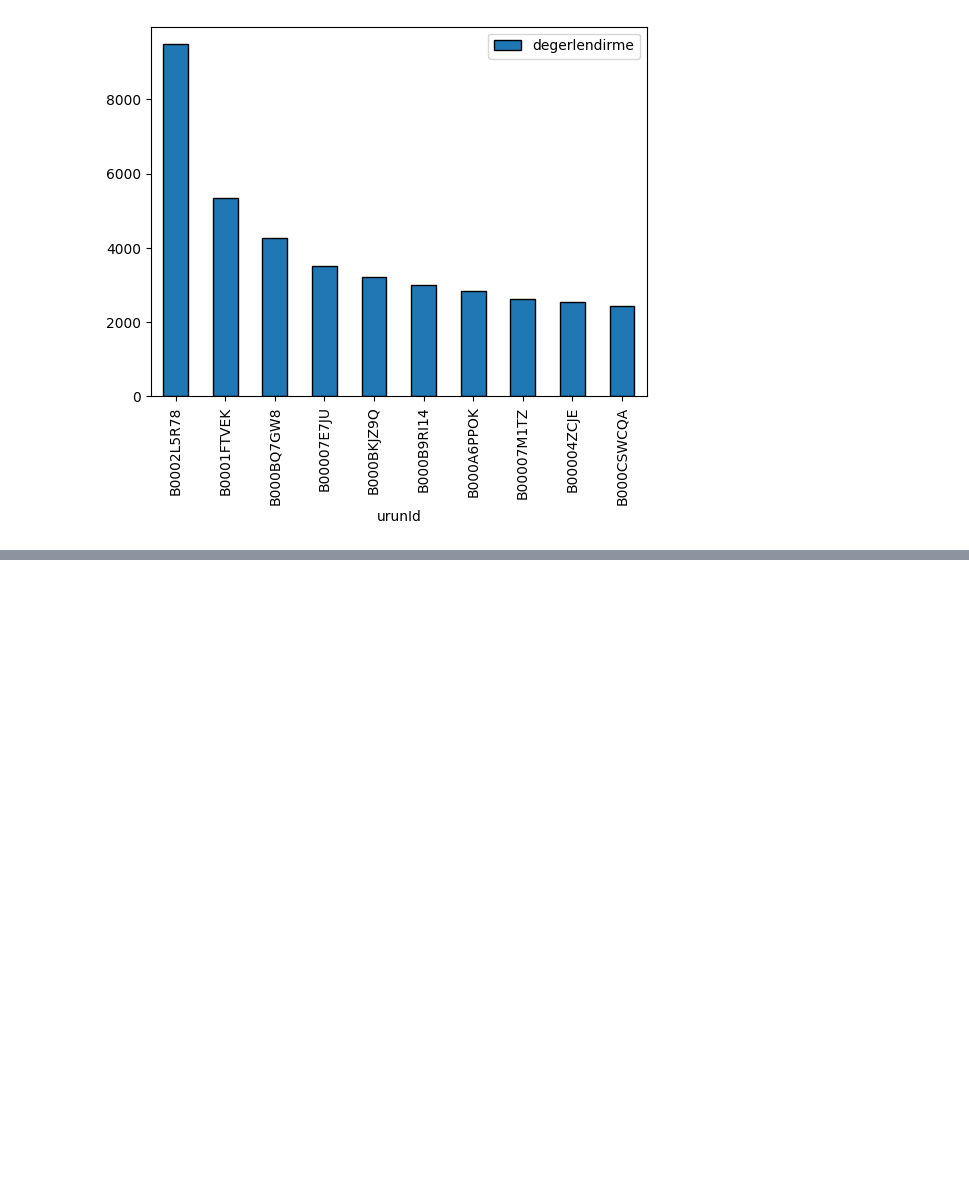
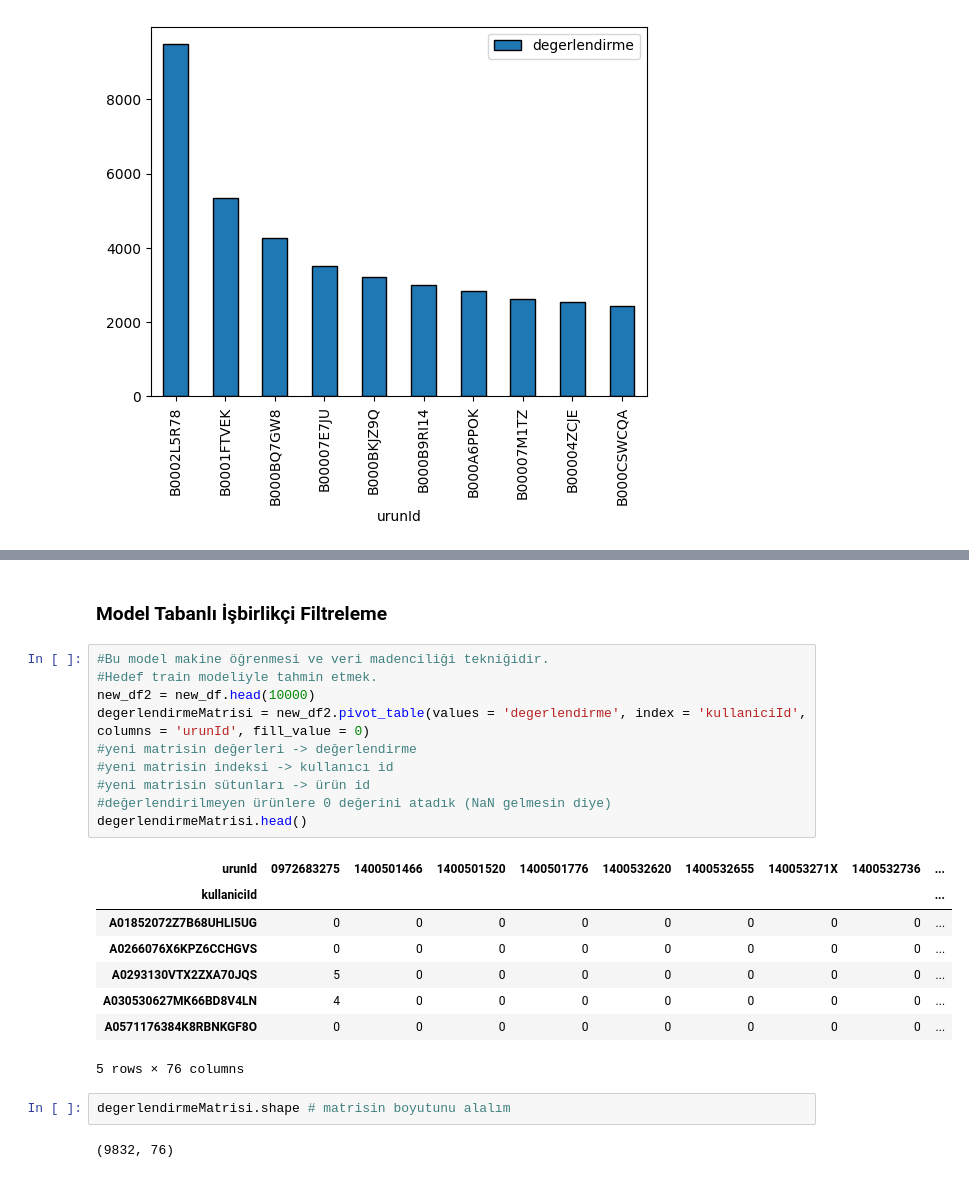
Before and after one commit to yunusemrekayaoglu/AmazonReviewsRecommenderSystems, a Jupyter notebook: amazonReviewsRecommenderSystem.ipynb, the cells around one changed output, grey strips where cells are left out. Drawn from its saved outputs; the diff is of its cells as text; blank space fills up the shorter version.

```diff
--- a/amazonReviewsRecommenderSystem.ipynb
+++ b/amazonReviewsRecommenderSystem.ipynb
@@ -355,0 +431,25 @@ enPopuler.head(10).plot(kind = "bar")
+# %% [markdown]
+### Model Tabanlı İşbirlikçi Filtreleme
+# %%
+#Bu model makine öğrenmesi ve veri madenciliği tekniğidir.
+#Hedef train modeliyle tahmin etmek.
+new_df2 = new_df.head(10000)
+degerlendirmeMatrisi = new_df2.pivot_table(values = 'degerlendirme', index = 'kullaniciId', columns = 'urunId', fill_value = 0)
+#yeni matrisin değerleri -> değerlendirme
+#yeni matrisin indeksi -> kullanıcı id
+#yeni matrisin sütunları -> ürün id
+#değerlendirilmeyen ürünlere 0 değerini atadık (NaN gelmesin diye)
+degerlendirmeMatrisi.head()
+# %% [output]
+| urunId | 0972683275 | 1400501466 | 1400501520 | 1400501776 | 1400532620 | 1400532655 | 140053271X | 1400532736 | ... |
+| kullaniciId |  |  |  |  |  |  |  |  | ... |
+| A01852072Z7B68UHLI5UG | 0 | 0 | 0 | 0 | 0 | 0 | 0 | 0 | ... |
+| A0266076X6KPZ6CCHGVS | 0 | 0 | 0 | 0 | 0 | 0 | 0 | 0 | ... |
+| A0293130VTX2ZXA70JQS | 5 | 0 | 0 | 0 | 0 | 0 | 0 | 0 | ... |
+| A030530627MK66BD8V4LN | 4 | 0 | 0 | 0 | 0 | 0 | 0 | 0 | ... |
+| A0571176384K8RBNKGF8O | 0 | 0 | 0 | 0 | 0 | 0 | 0 | 0 | ... |
+5 rows × 76 columns
+# %%
+degerlendirmeMatrisi.shape # matrisin boyutunu alalım
+# %% [output]
+(9832, 76)
```
Also changed, not shown: parts of 20 cells of this notebook.
